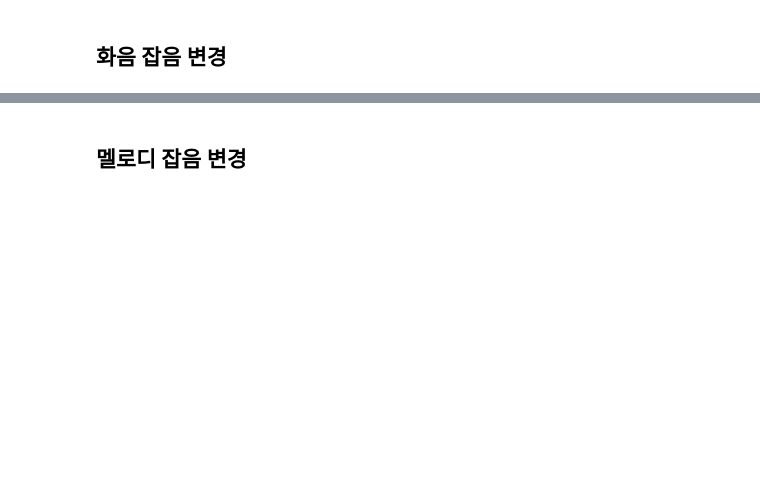
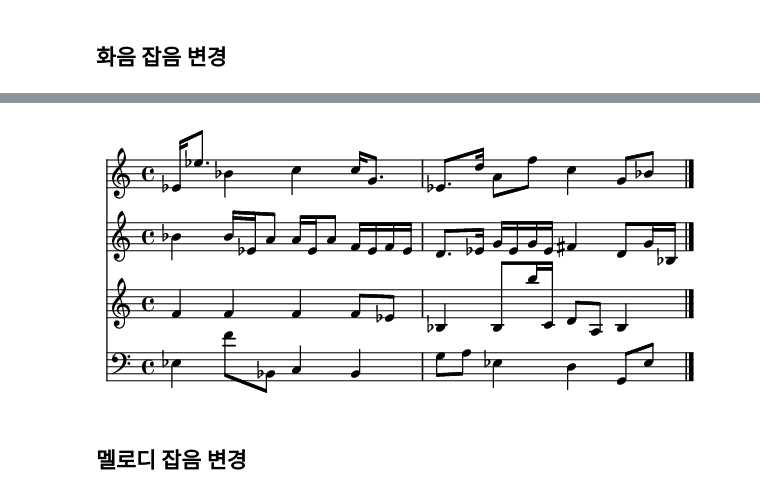
Before and after one commit to rickiepark/Generative_Deep_Learning_2nd_Edition, a Jupyter notebook: notebooks/11_music/02_musegan/musegan.ipynb, the cells around one changed output, grey strips where cells are left out. Saved outputs shown, nothing was run; the diff lists cells and outputs as text; code cells hidden in the pictures; blank space fills up the shorter version.

```diff
--- a/notebooks/11_music/02_musegan/musegan.ipynb
+++ b/notebooks/11_music/02_musegan/musegan.ipynb
@@ -514,21 +719,23 @@ notes_to_midi(
 # %%
 style_random_latent_vectors_2 = np.random.normal(size=(num_scores, Z_DIM))
 random_latent_vectors_3 = [
     chords_random_latent_vectors,
     style_random_latent_vectors_2,
     melody_random_latent_vectors,
     groove_random_latent_vectors,
 ]
 generated_music_3 = generator(random_latent_vectors_3)
 generated_music_3 = generated_music_3.numpy()
-draw_score(generated_music_3, 0)
 notes_to_midi(
     generated_music_3,
     N_BARS,
     N_TRACKS,
     N_STEPS_PER_BAR,
     filename="output_midi_style_changed",
 )
+display(Image(str(draw_score("output_midi_style_changed", 0).write('lily.png'))))
+# %% [output]
+[figure, added]
 # %% [markdown]
 ## 멜로디 잡음 변경
 # %%
```
Also changed, not shown: parts of 16 cells of this notebook.
